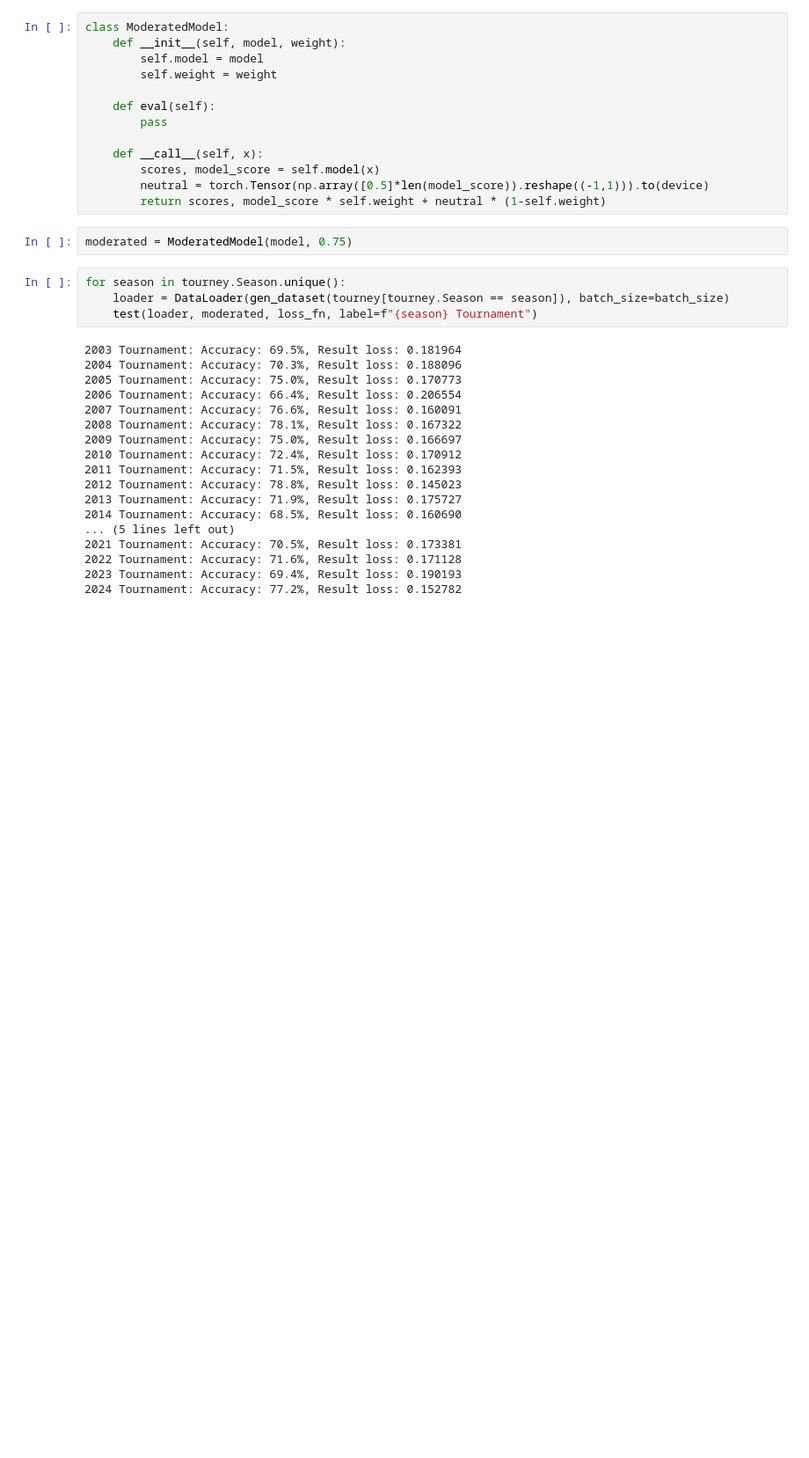
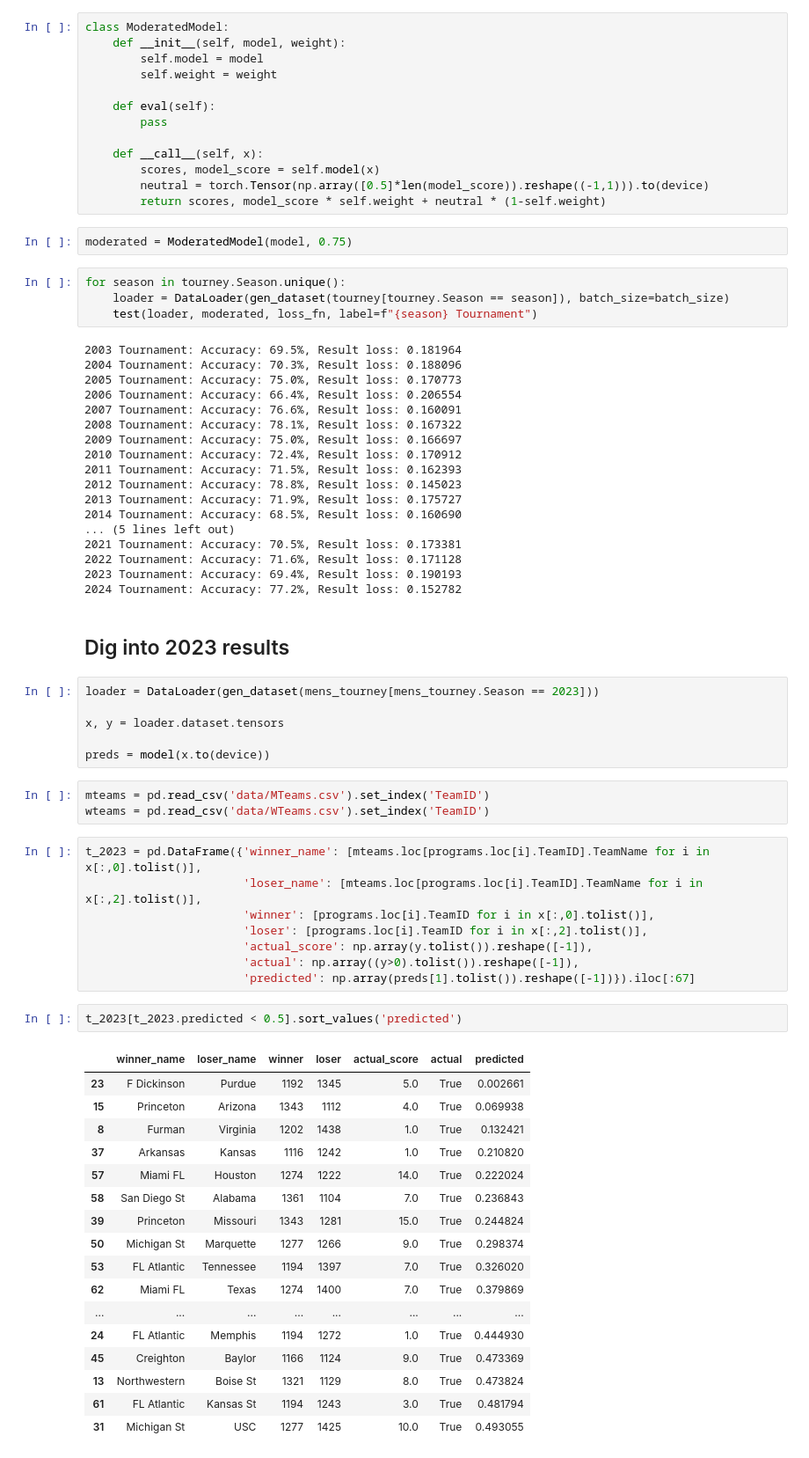
Before and after one commit to nwbvt/marchmadness2025, a Jupyter notebook: MarchMadness.ipynb, the cells around one changed output. Shown at 88% size. Drawn from its saved outputs; the diff is of its cells as text; blank space fills up the shorter version.

```diff
--- a/MarchMadness.ipynb
+++ b/MarchMadness.ipynb
@@ -437,3 +437,42 @@ for season in tourney.Season.unique():
 2022 Tournament: Accuracy: 71.6%, Result loss: 0.171128
 2023 Tournament: Accuracy: 69.4%, Result loss: 0.190193
 2024 Tournament: Accuracy: 77.2%, Result loss: 0.152782
+# %% [markdown]
+## Dig into 2023 results
+# %%
+loader = DataLoader(gen_dataset(mens_tourney[mens_tourney.Season == 2023]))
+
+x, y = loader.dataset.tensors
+
+preds = model(x.to(device))
+# %%
+mteams = pd.read_csv('data/MTeams.csv').set_index('TeamID')
+wteams = pd.read_csv('data/WTeams.csv').set_index('TeamID')
+# %%
+t_2023 = pd.DataFrame({'winner_name': [mteams.loc[programs.loc[i].TeamID].TeamName for i in x[:,0].tolist()],
+                       'loser_name': [mteams.loc[programs.loc[i].TeamID].TeamName for i in x[:,2].tolist()],
+                       'winner': [programs.loc[i].TeamID for i in x[:,0].tolist()],
+                       'loser': [programs.loc[i].TeamID for i in x[:,2].tolist()],
+                       'actual_score': np.array(y.tolist()).reshape([-1]),
+                       'actual': np.array((y>0).tolist()).reshape([-1]),
+                       'predicted': np.array(preds[1].tolist()).reshape([-1])}).iloc[:67]
+# %%
+t_2023[t_2023.predicted < 0.5].sort_values('predicted')
+# %% [output]
+|  | winner_name | loser_name | winner | loser | actual_score | actual | predicted |
+| 23 | F Dickinson | Purdue | 1192 | 1345 | 5.0 | True | 0.002661 |
+| 15 | Princeton | Arizona | 1343 | 1112 | 4.0 | True | 0.069938 |
+| 8 | Furman | Virginia | 1202 | 1438 | 1.0 | True | 0.132421 |
+| 37 | Arkansas | Kansas | 1116 | 1242 | 1.0 | True | 0.210820 |
+| 57 | Miami FL | Houston | 1274 | 1222 | 14.0 | True | 0.222024 |
+| 58 | San Diego St | Alabama | 1361 | 1104 | 7.0 | True | 0.236843 |
+| 39 | Princeton | Missouri | 1343 | 1281 | 15.0 | True | 0.244824 |
+| 50 | Michigan St | Marquette | 1277 | 1266 | 9.0 | True | 0.298374 |
+| 53 | FL Atlantic | Tennessee | 1194 | 1397 | 7.0 | True | 0.326020 |
+| 62 | Miami FL | Texas | 1274 | 1400 | 7.0 | True | 0.379869 |
+| ... | ... | ... | ... | ... | ... | ... | ... |
+| 24 | FL Atlantic | Memphis | 1194 | 1272 | 1.0 | True | 0.444930 |
+| 45 | Creighton | Baylor | 1166 | 1124 | 9.0 | True | 0.473369 |
+| 13 | Northwestern | Boise St | 1321 | 1129 | 8.0 | True | 0.473824 |
+| 61 | FL Atlantic | Kansas St | 1194 | 1243 | 3.0 | True | 0.481794 |
+| 31 | Michigan St | USC | 1277 | 1425 | 10.0 | True | 0.493055 |
```
Also changed, not shown: parts of 1 cell of this notebook.
